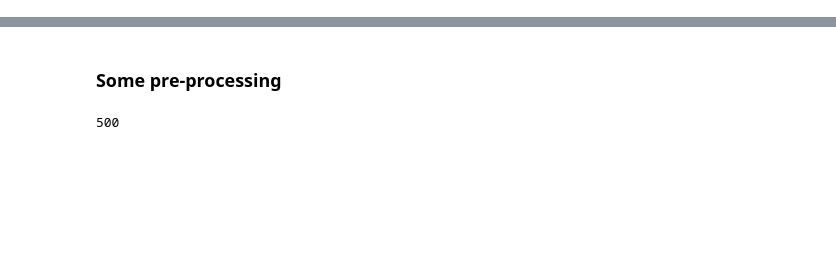
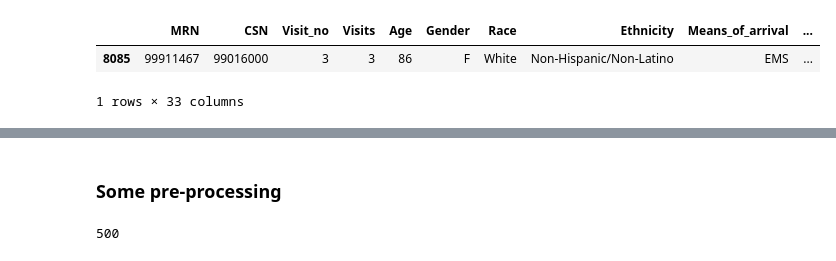
Before and after one commit to BrachioLab/FIX-2, a Jupyter notebook: notebooks/cardiac_dataset.ipynb, the cells around one changed output, grey strips where cells are left out. Saved outputs shown, nothing was run; the diff lists cells and outputs as text; code cells hidden in the pictures; blank space fills up the shorter version.

```diff
--- a/notebooks/cardiac_dataset.ipynb
+++ b/notebooks/cardiac_dataset.ipynb
@@ -59,0 +51,6 @@ visits_df.head()
+# %%
+visits_df[visits_df['CSN'] == Full_CSN]
+# %% [output]
+|  | MRN | CSN | Visit_no | Visits | Age | Gender | Race | Ethnicity | Means_of_arrival | ... |
+| 8085 | 99911467 | 99016000 | 3 | 3 | 86 | F | White | Non-Hispanic/Non-Latino | EMS | ... |
+1 rows × 33 columns
```
Also changed, not shown: parts of 24 cells of this notebook, 3 other files.
